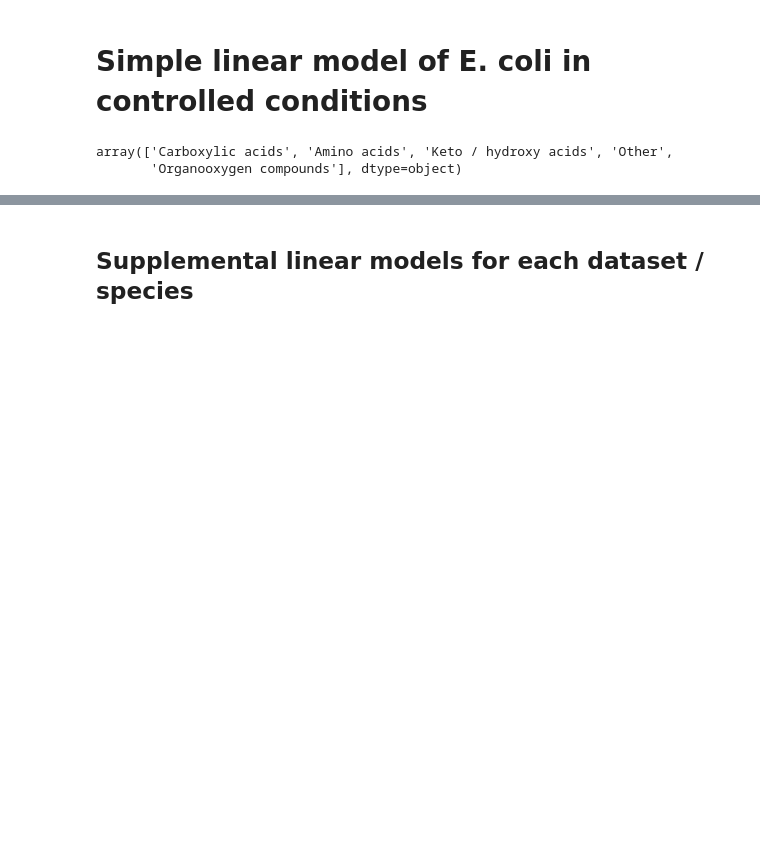
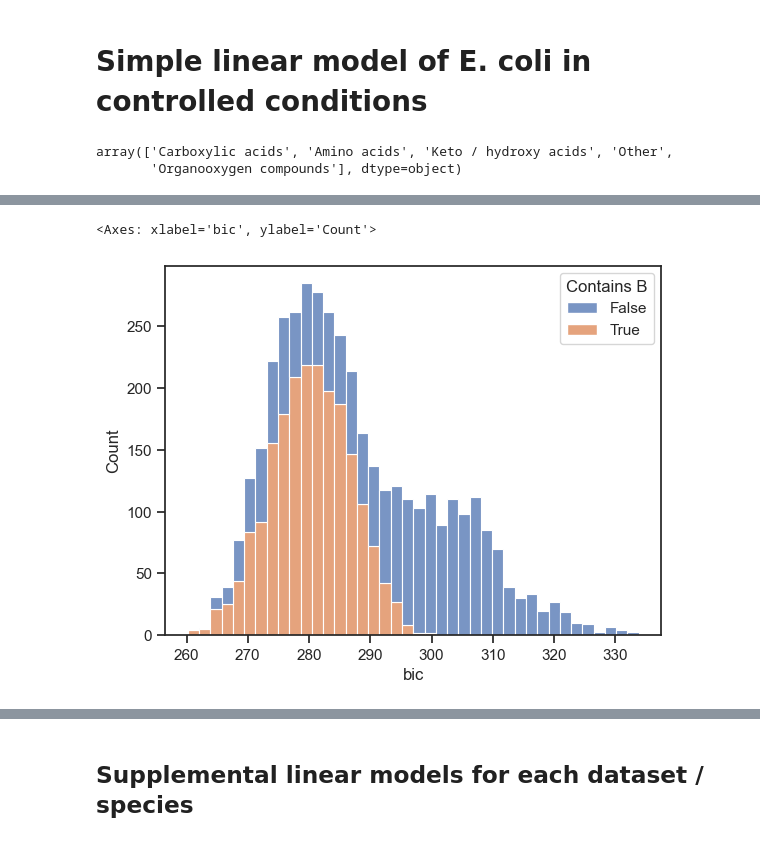
Before and after one commit to sulheim/metabolite-release, a Jupyter notebook: notebooks/1_release_rates/4_div/4D_make_figure_2.ipynb, the cells around one changed output, grey strips where cells are left out. Saved outputs shown, nothing was run; the diff lists cells and outputs as text; code cells hidden in the pictures; blank space fills up the shorter version.

```diff
--- a/notebooks/1_release_rates/4_div/4D_make_figure_2.ipynb
+++ b/notebooks/1_release_rates/4_div/4D_make_figure_2.ipynb
@@ -146,0 +201,3 @@ PearsonRResult(statistic=np.float64(0.32635759866695324), pvalue=np.float64(0.00
+# %%
+adjusted_r2_df.sort_values(by = 'rsquared_adj', ascending=False, inplace=True)
+adjusted_r2_df.reset_index(inplace=True, drop=True)
@@ -146,0 +238,6 @@ PearsonRResult(statistic=np.float64(0.32635759866695324), pvalue=np.float64(0.00
+# %%
+adjusted_r2_df['Contains B'] = adjusted_r2_df.Combination.apply(lambda x: set('B') <= set(str(x)))
+sns.histplot(data = adjusted_r2_df, x = 'bic', bins = 40, hue = 'Contains B', multiple="stack")
+# %% [output]
+<Axes: xlabel='bic', ylabel='Count'>
+[figure, added]
```
Also changed, not shown: parts of 30 cells of this notebook, 5 other files.
